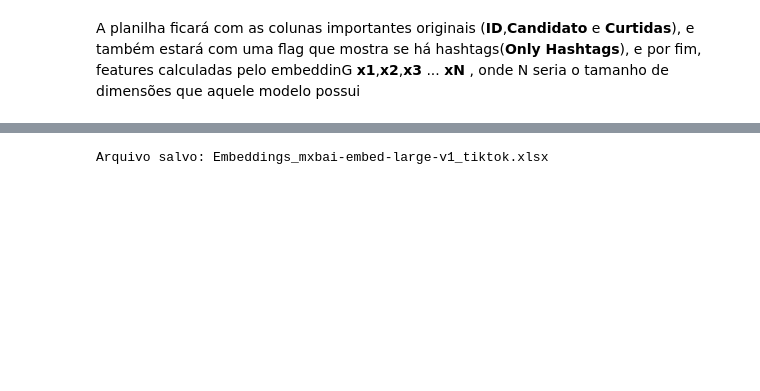
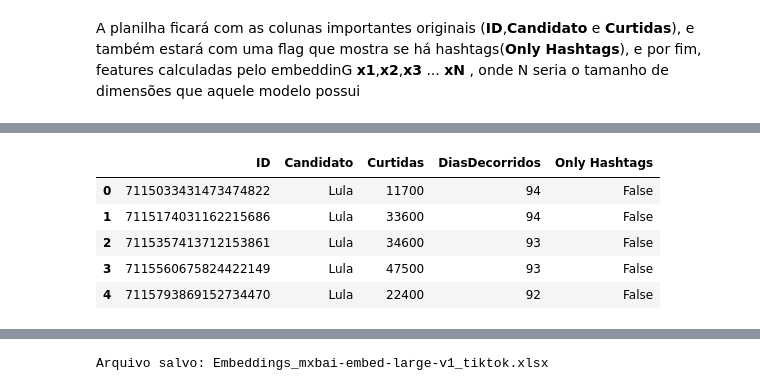
Before and after one commit to pablo-sampaio/embedding-to-likes, a Jupyter notebook: 1.1-Preprocessamento_A(Somente tiktok).ipynb, the cells around one changed output, grey strips where cells are left out. Saved outputs shown, nothing was run; the diff lists cells and outputs as text; code cells hidden in the pictures; blank space fills up the shorter version.

```diff
--- a/1.1-Preprocessamento_A(Somente tiktok).ipynb
+++ b/1.1-Preprocessamento_A(Somente tiktok).ipynb
@@ -212,0 +197,10 @@ df_final.tail(5)
+# %%
+df = df_total[[column_id, column_cand, column_likes, 'Dias Decorridos', 'Only Hashtags']].copy()
+df.head(5)
+# %% [output]
+|  | ID | Candidato | Curtidas | DiasDecorridos | Only Hashtags |
+| 0 | 7115033431473474822 | Lula | 11700 | 94 | False |
+| 1 | 7115174031162215686 | Lula | 33600 | 94 | False |
+| 2 | 7115357413712153861 | Lula | 34600 | 93 | False |
+| 3 | 7115560675824422149 | Lula | 47500 | 93 | False |
+| 4 | 7115793869152734470 | Lula | 22400 | 92 | False |
```
Also changed, not shown: parts of 24 cells of this notebook, 1 other file.
